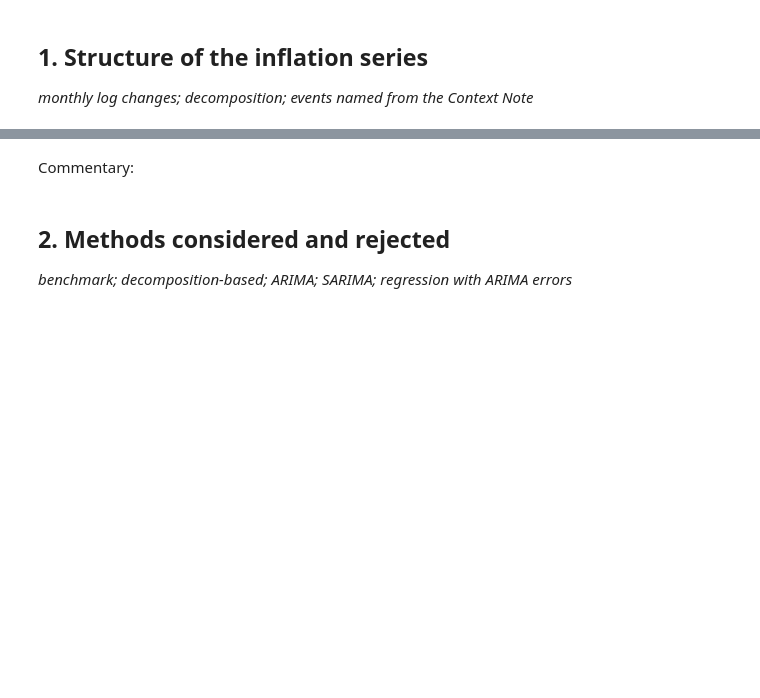
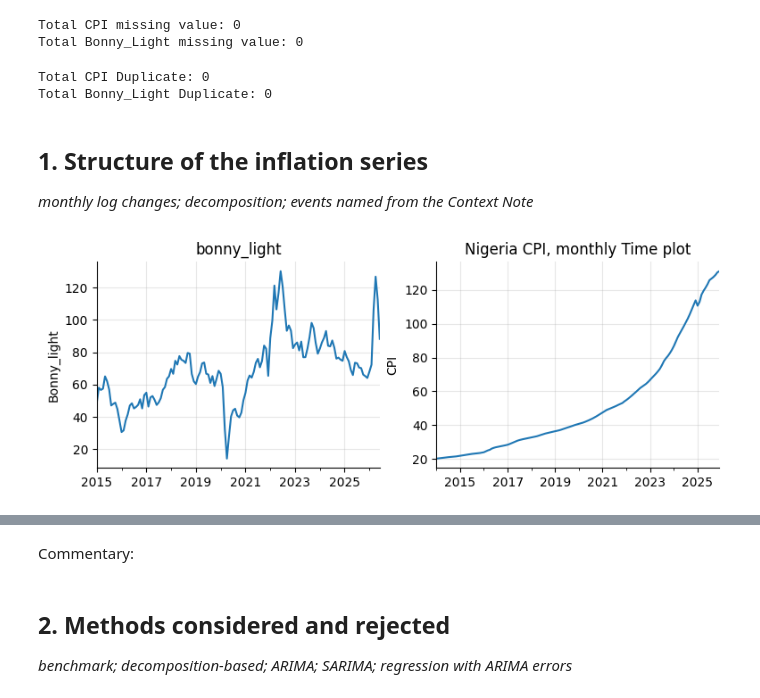
Before and after one commit to Favour-Fregene/NUTDTS816_Course_Repository, a Jupyter notebook: notebooks/assessments/CS1_starter.ipynb, the cells around one changed output, grey strips where cells are left out. Saved outputs shown, nothing was run; the diff lists cells and outputs as text; code cells hidden in the pictures; blank space fills up the shorter version.

```diff
--- a/notebooks/assessments/CS1_starter.ipynb
+++ b/notebooks/assessments/CS1_starter.ipynb
@@ -29,0 +32,15 @@ print("Setup complete.")
+# %%
+#1. Load and tidy both series into pandas with a proper DatetimeIndex at the correct frequency. Identify and handle any missing or duplicated timestamps and explain your choice.
+cpi = tsdata.nigeria_cpi()      # Fetch the Cpi data
+print(type(cpi), cpi.index.freq)
+print(cpi.head(6))
+print(cpi.index[:3])
+
+print()
+print('-' * 40)
+print()
+
+bonny = tsdata.bonny_light()      # Fetch the Bonny lighyt data
+print(type(bonny), bonny.index.freq)
+print(bonny.head(6))
+print(bonny.index[:3])
@@ -30,6 +65,32 @@ print("Setup complete.")
+# %%
+#Check for missing values for both data
+cpi_isnull = cpi.isnull().sum()
+print("Total CPI missing value:", cpi_isnull)
+
+bonny_isnull = bonny.isnull().sum()
+print("Total Bonny_Light missing value:", bonny_isnull)
+# %% [output]
+Total CPI missing value: 0
+Total Bonny_Light missing value: 0
+# %%
+#Check for duplicate for both data
+cpi_duplicate = cpi.index.duplicated().sum()
+print("Total CPI Duplicate:", cpi_duplicate)
+
+bonny_duplicate = bonny.index.duplicated().sum()
+print("Total Bonny_Light Duplicate:", bonny_duplicate)
+# %% [output]
+Total CPI Duplicate: 0
+Total Bonny_Light Duplicate: 0
 # %% [markdown]
 ## 1. Structure of the inflation series
 
 *monthly log changes; decomposition; events named from the Context Note*
 # %%
-# code
+# time plot
+fig, axes = plt.subplots(1, 2, figsize=(9, 3))
+bonny.plot(ax=axes[0], title='bonny_light', ylabel= 'Bonny_light', xlabel= 'Year')
+cpi.plot(ax=axes[1], title='Nigeria CPI, monthly Time plot', ylabel='CPI', xlabel='Year')
+for ax in axes.flat: ax.set_xlabel('')
+# %% [output]
+[figure, added]
```
Also changed, not shown: parts of 7 cells of this notebook.
